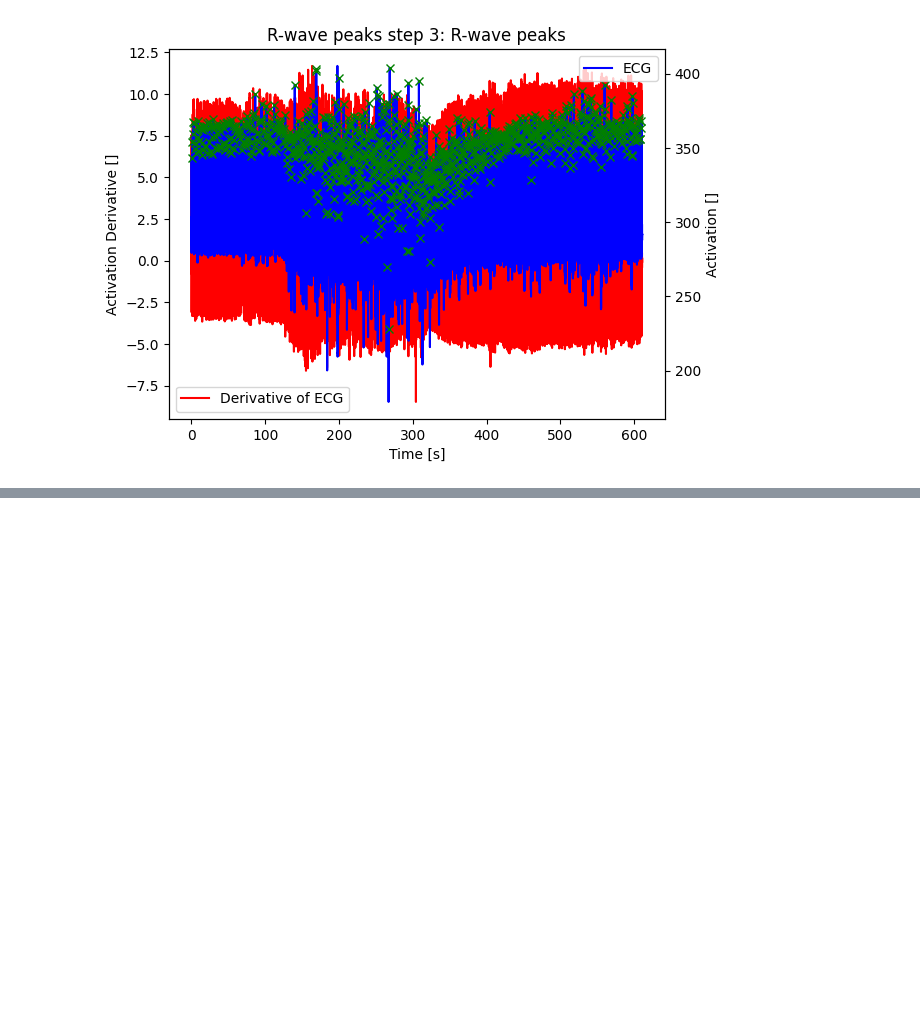
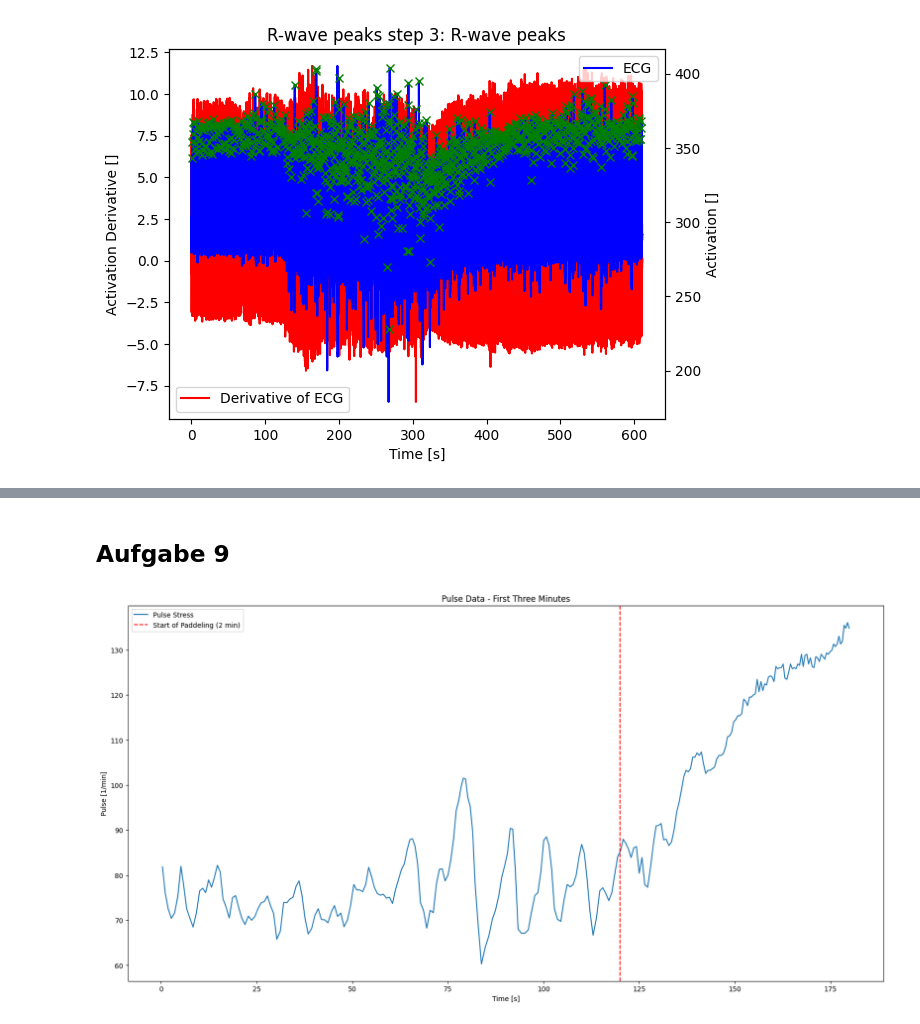
Before and after one commit to jannis-chr/Biosignal_2, a Jupyter notebook: Praktikum_2.ipynb, the cells around one changed output, grey strips where cells are left out. Saved outputs shown, nothing was run; the diff lists cells and outputs as text; code cells hidden in the pictures; blank space fills up the shorter version.

Commit message:
Aufgabe_9_10

```diff
--- a/Praktikum_2.ipynb
+++ b/Praktikum_2.ipynb
@@ -279,0 +281,17 @@ plt.show()
+# %% [markdown]
+## Aufgabe 9
+# %%
+# Plot the first three minutes of the stress pulse data
+time_limit = 180  # 3 minutes
+time_plot = np.where(Rwave_t_stress < time_limit)[0]
+
+fig, ax = plt.subplots(1, 1, figsize=(20, 10))
+ax.plot(Rwave_t_stress[time_plot], puls_stress[time_plot], label='Pulse Stress')
+ax.axvline(x=120, color='red', linestyle='--', label='Start of Paddeling (2 min)')
+ax.set_title('Pulse Data - First Three Minutes')
+ax.set_ylabel('Pulse [1/min]')
+ax.set_xlabel('Time [s]')
+ax.legend()
+plt.show()
+# %% [output]
+[figure, added]
```
Also changed, not shown: parts of 4 cells of this notebook.
